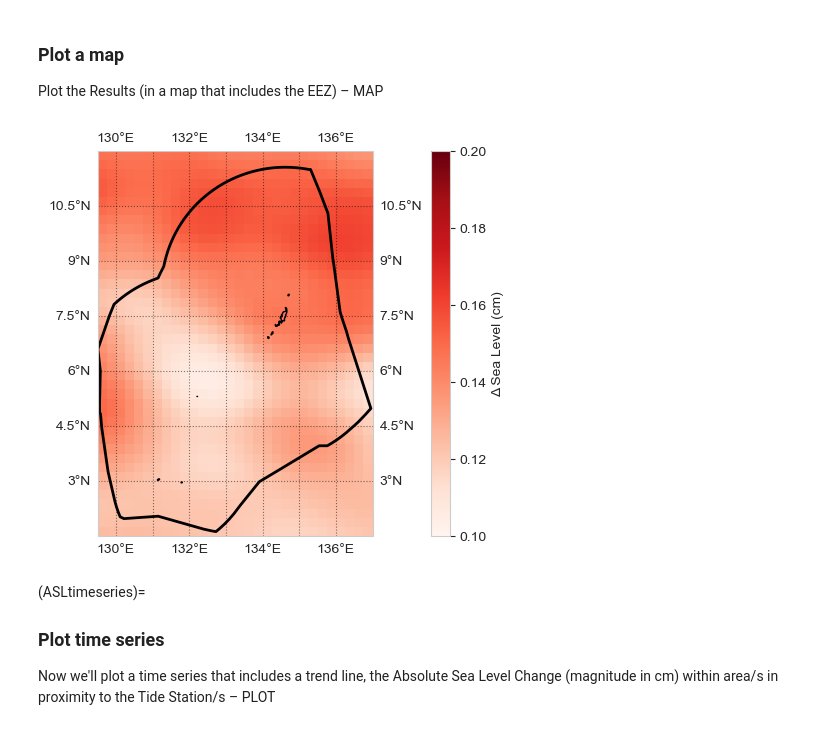
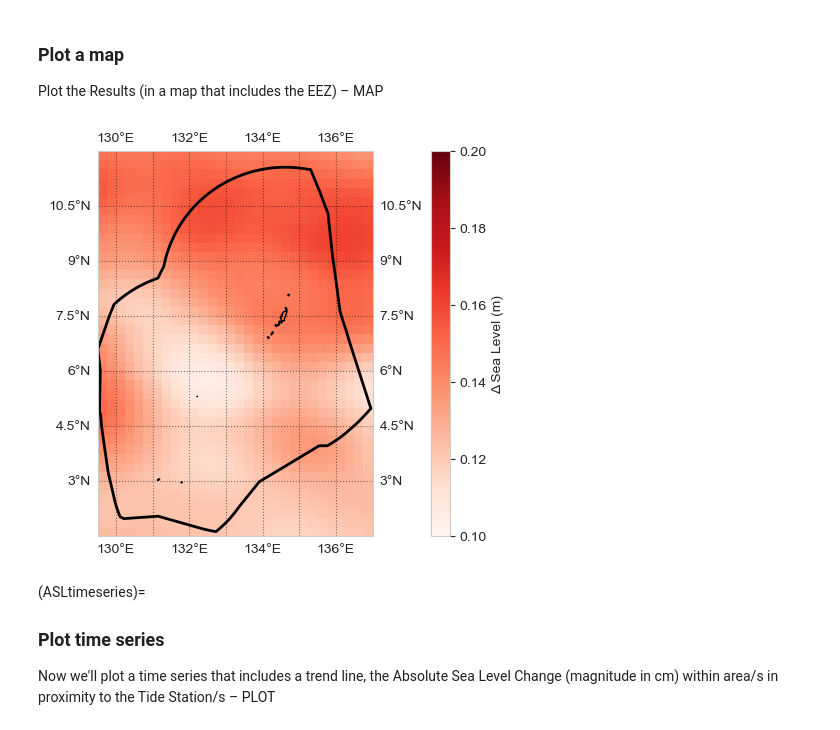
Before and after one commit to jwfiedler/SL_Indicators, a Jupyter notebook: _build/jupyter_execute/SL_indicators_NBs/SL_magnitude.ipynb, the cells around one changed output. Saved outputs shown, nothing was run; the diff lists cells and outputs as text; code cells hidden in the pictures.

```diff
--- a/_build/jupyter_execute/SL_indicators_NBs/SL_magnitude.ipynb
+++ b/_build/jupyter_execute/SL_indicators_NBs/SL_magnitude.ipynb
@@ -330,20 +297,10 @@ def process_data_trend_mag(sea_level_anomaly):
     sea_level_trend = sea_level_anomaly - sea_level_anomaly_detrended
     trend_mag = sea_level_trend[-1] - sea_level_trend[0]
 
-   # Check frequency of data
-    # Calculate time differences and estimate frequency
-    time_diffs = np.diff(times.values).astype('timedelta64[ns]')
-    time_diff = pd.Timedelta(np.median(time_diffs))
+    # Calculate the length of the time series in years (in float format))
+    time_mag = (times[-1] - times[0]) / np.timedelta64(1, 'Y')
 
-    if time_diff == pd.Timedelta('1D'):
-        trend_rate = trend_mag / (len(times) / 365.25)  # m/year
-    elif time_diff == pd.Timedelta('1M'):
-        trend_rate = trend_mag / (len(times) / 12)
-    elif time_diff == pd.Timedelta('1Y'):
-        trend_rate = trend_mag / len(times)
-    else:
-        print('Error: data frequency not recognized')
-        trend_rate = np.nan
+    trend_rate = trend_mag / time_mag
 
     return trend_mag, sea_level_trend, trend_rate
 # %%
@@ -406,25 +363,25 @@ Plot the Results (in a map that includes the EEZ) – MAP
 # %%
 
 # plot a map of the magnitude of SL change
 fig, ax = plt.subplots(figsize=(15, 5), subplot_kw={'projection': ccrs.PlateCarree()})
 
 # set a colormap to be used for both sets of data
 palette = sns.color_palette("Reds", as_cmap=True)
 cmap = palette
 vmax=0.2
 vmin=0.1
 
 # plot the trend
-trend_mag_cmems.plot(ax=ax, transform=ccrs.PlateCarree(), vmin=vmin, vmax=vmax, cmap=cmap, cbar_kwargs={'label': 'Δ Sea Level (cm)'})
+trend_mag_cmems.plot(ax=ax, transform=ccrs.PlateCarree(), vmin=vmin, vmax=vmax, cmap=cmap, cbar_kwargs={'label': 'Δ Sea Level (m)'})
 
 ax.coastlines()
 ax.add_feature(cfeature.LAND, color='lightgrey')
 # add the EEZ
 ax.plot(palau_eez[:, 0], palau_eez[:, 1], transform=ccrs.PlateCarree(), color='black', linewidth=2)
 # show latitude and longitude grid lines
 gl = ax.gridlines(draw_labels=True, linestyle=':', color='black', alpha=0.5)
 # %% [output]
-[figure, old version]
+[figure, new version]
 # %% [markdown]
 (ASLtimeseries)=
 ### Plot time series
```
Also changed, not shown: parts of 2 cells of this notebook, 18 other files.
